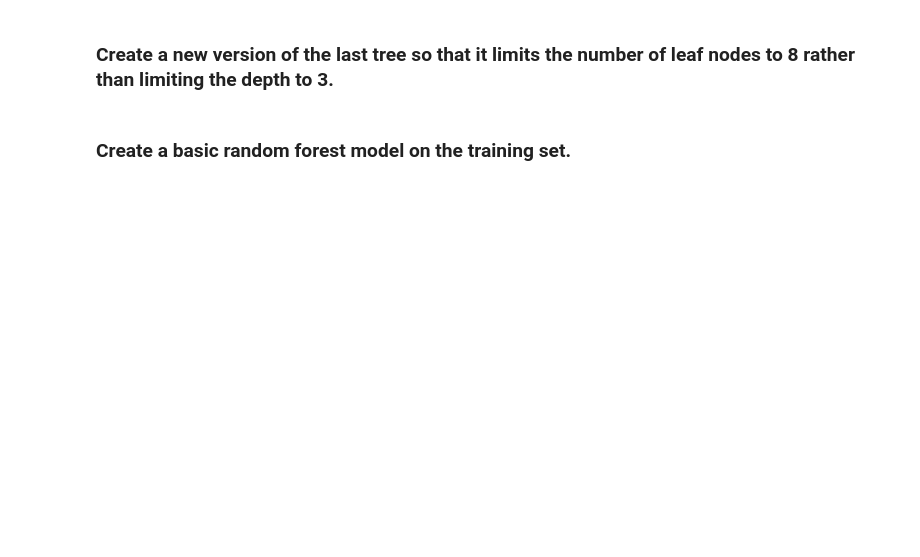
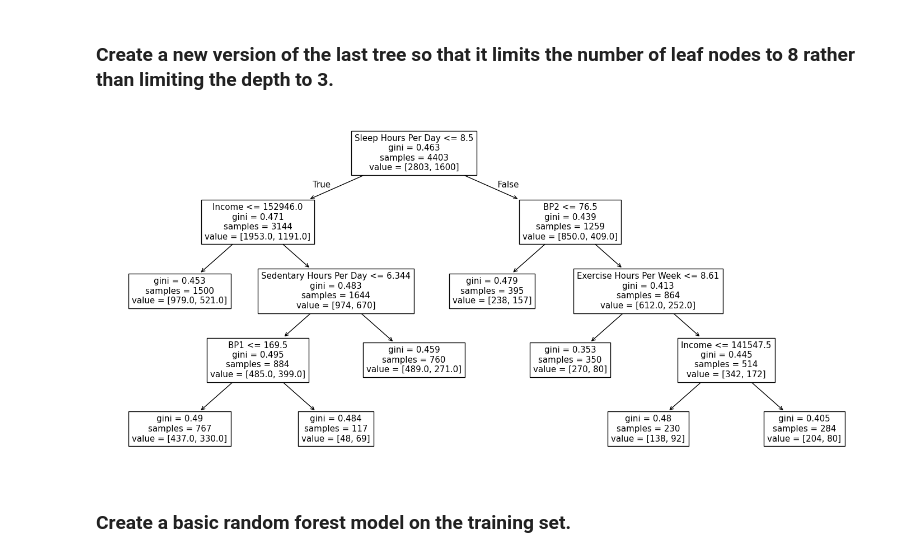
Before and after one commit to emileeharadon-gif/code_2600, a Jupyter notebook: mod08_rf.ipynb, the cells around one changed output. Saved outputs shown, nothing was run; the diff lists cells and outputs as text; code cells hidden in the pictures; blank space fills up the shorter version.

```diff
--- a/mod08_rf.ipynb
+++ b/mod08_rf.ipynb
@@ -175,12 +177,14 @@ plot_tree(tree4,
 # %% [markdown]
 ### Create a new version of the last tree so that it limits the number of leaf nodes to 8 rather than limiting the depth to 3.
 # %%
-tree5 = #fillin
+tree5 = DTC(max_leaf_nodes=8, min_samples_leaf=100).fit(X_train, y_train)
 
 ax = subplots(figsize=(18,8))[1]
 plot_tree(tree5,
           feature_names=feature_names,
           ax=ax);
+# %% [output]
+[figure, added]
 # %% [markdown]
 ### Create a basic random forest model on the training set.
 # %%
```
Also changed, not shown: parts of 9 cells of this notebook.
